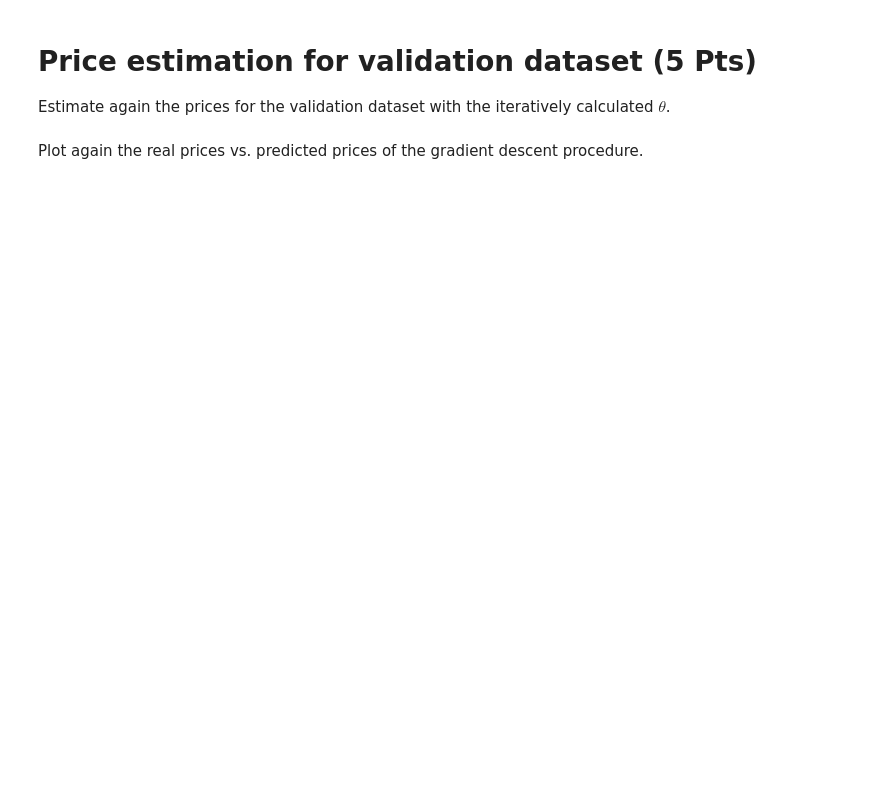
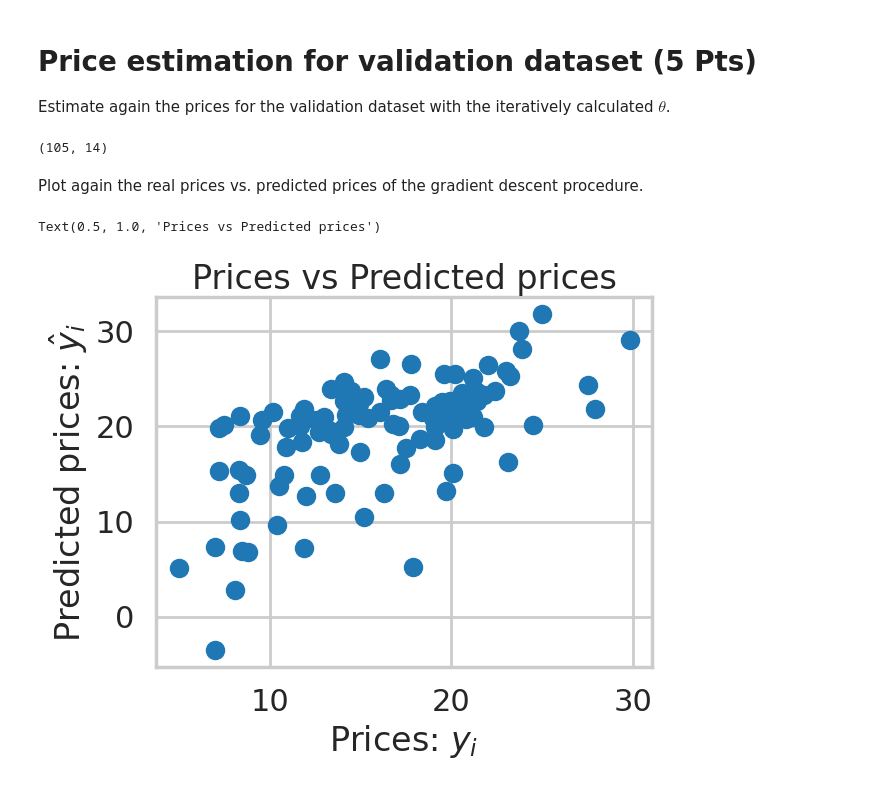
Before and after one commit to NickHaecker/Deep-Learning, a Jupyter notebook: AssignmentLinearRegression.ipynb, the cells around one changed output. Drawn from its saved outputs; the diff is of its cells as text; code cells hidden in the pictures; blank space fills up the shorter version.

```diff
--- a/AssignmentLinearRegression.ipynb
+++ b/AssignmentLinearRegression.ipynb
@@ -181,3 +197,11 @@ theta =
+# %%
+#your code here
+alpha = 0.0001;
+theta = np.random.random_sample()
+for x in range(1000):
+  y_hat_k = np.dot(X_train,theta)
+  cost_func = np.matmul(np.transpose(X_train),(y_hat_k - y_train));
+  theta = theta - alpha * cost_func
 # %%
 print(np.shape(theta), theta)
 # %% [output]
@@ -213,6 +355,16 @@ y_hat_validation =
+# %%
+#
+y_hat_validation = np.matmul(X_validation,theta)
+print(y_hat_validation.shape)
+# %% [output]
+(105, 14)
 # %% [markdown]
 Plot again the real prices vs. predicted prices of the gradient descent procedure.
 # %%
-plt.scatter(y_validation, y_hat)
+plt.scatter(y_validation, y_hat_validation.flatten())
 plt.xlabel("Prices: $y_i$")
 plt.ylabel("Predicted prices: $\hat{y}_i$")
+plt.title("Prices vs Predicted prices")
+# %% [output]
+Text(0.5, 1.0, 'Prices vs Predicted prices')
+[figure, added]
```
Also changed, not shown: parts of 9 cells of this notebook.
